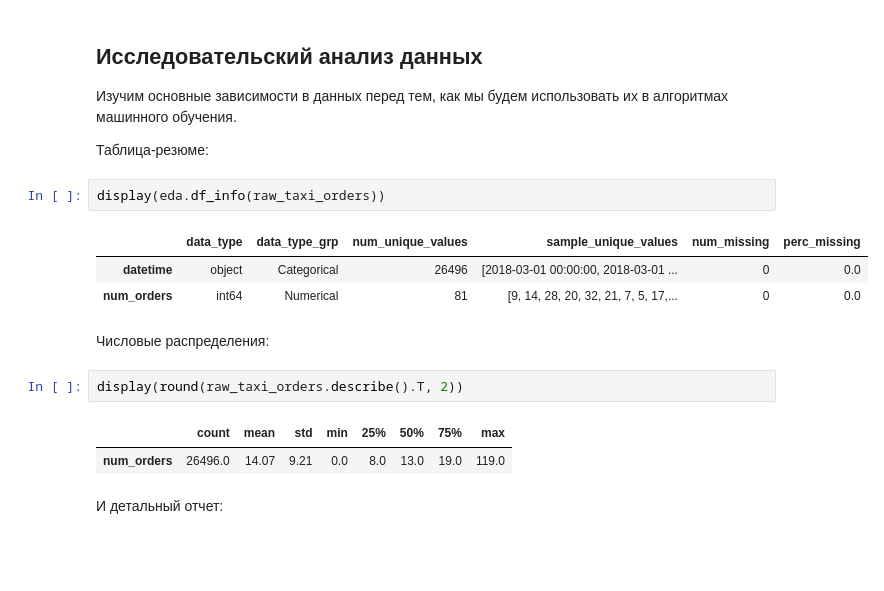
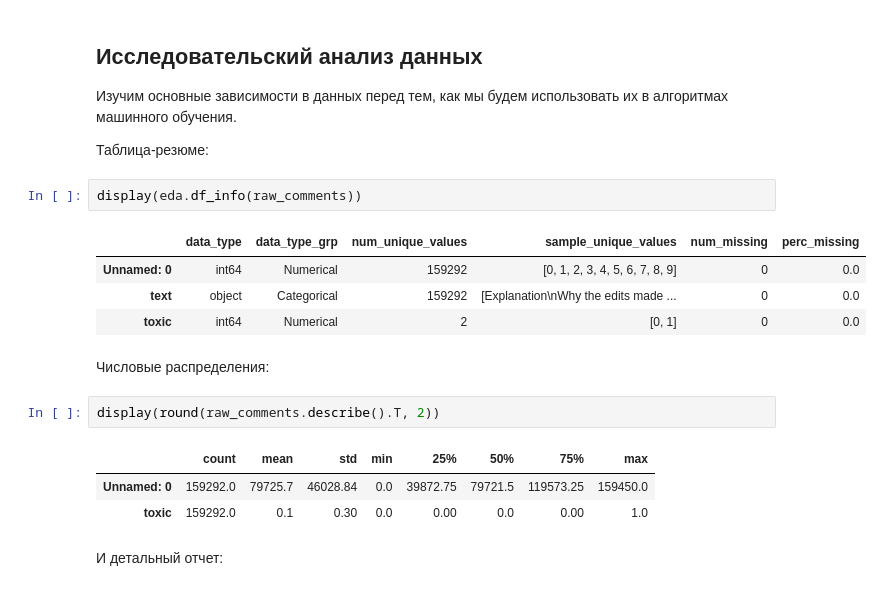
Before and after one commit to mskhmelik/yandex_data_science, a Jupyter notebook: Project_8/prj_toxic_comments.ipynb, the cells around one changed output. Cells and saved outputs as stored; diff of their text form; blank space fills up the shorter version.

Commit message:
modified:   Project_8/prj_toxic_comments.ipynb changes:    loaded data, started EDA

```diff
--- a/Project_8/prj_toxic_comments.ipynb
+++ b/Project_8/prj_toxic_comments.ipynb
@@ -48,18 +64,20 @@ except:
 
 Таблица-резюме:
 # %%
-display(eda.df_info(raw_taxi_orders))
+display(eda.df_info(raw_comments))
 # %% [output]
 |  | data_type | data_type_grp | num_unique_values | sample_unique_values | num_missing | perc_missing |
-| datetime | object | Categorical | 26496 | [2018-03-01 00:00:00, 2018-03-01 ... | 0 | 0.0 |
-| num_orders | int64 | Numerical | 81 | [9, 14, 28, 20, 32, 21, 7, 5, 17,... | 0 | 0.0 |
+| Unnamed: 0 | int64 | Numerical | 159292 | [0, 1, 2, 3, 4, 5, 6, 7, 8, 9] | 0 | 0.0 |
+| text | object | Categorical | 159292 | [Explanation\nWhy the edits made ... | 0 | 0.0 |
+| toxic | int64 | Numerical | 2 | [0, 1] | 0 | 0.0 |
 # %% [markdown]
 Числовые распределения:
 # %%
-display(round(raw_taxi_orders.describe().T, 2))
+display(round(raw_comments.describe().T, 2))
 # %% [output]
 |  | count | mean | std | min | 25% | 50% | 75% | max |
-| num_orders | 26496.0 | 14.07 | 9.21 | 0.0 | 8.0 | 13.0 | 19.0 | 119.0 |
+| Unnamed: 0 | 159292.0 | 79725.7 | 46028.84 | 0.0 | 39872.75 | 79721.5 | 119573.25 | 159450.0 |
+| toxic | 159292.0 | 0.1 | 0.30 | 0.0 | 0.00 | 0.0 | 0.00 | 1.0 |
 # %% [markdown]
 И детальный отчет:
 # %%
```
Also changed, not shown: parts of 13 cells of this notebook.
